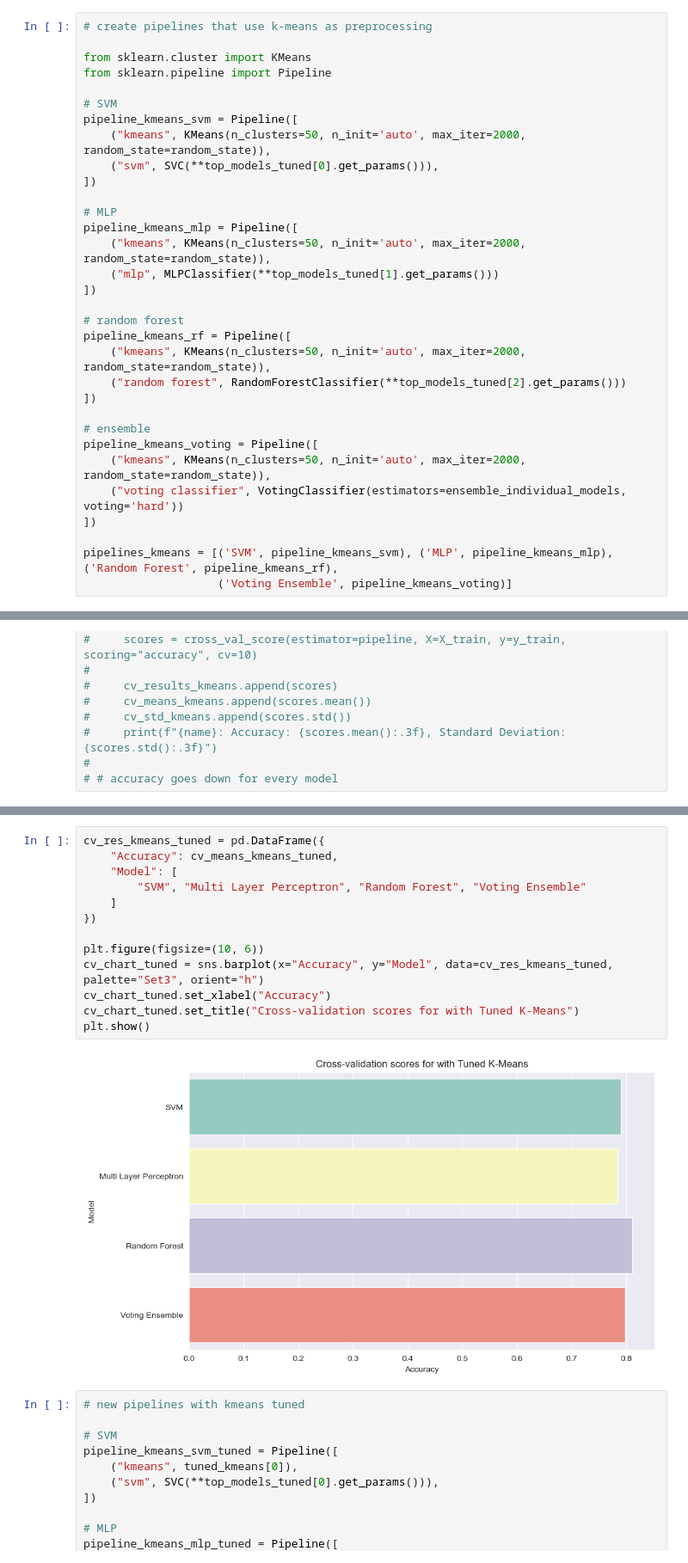
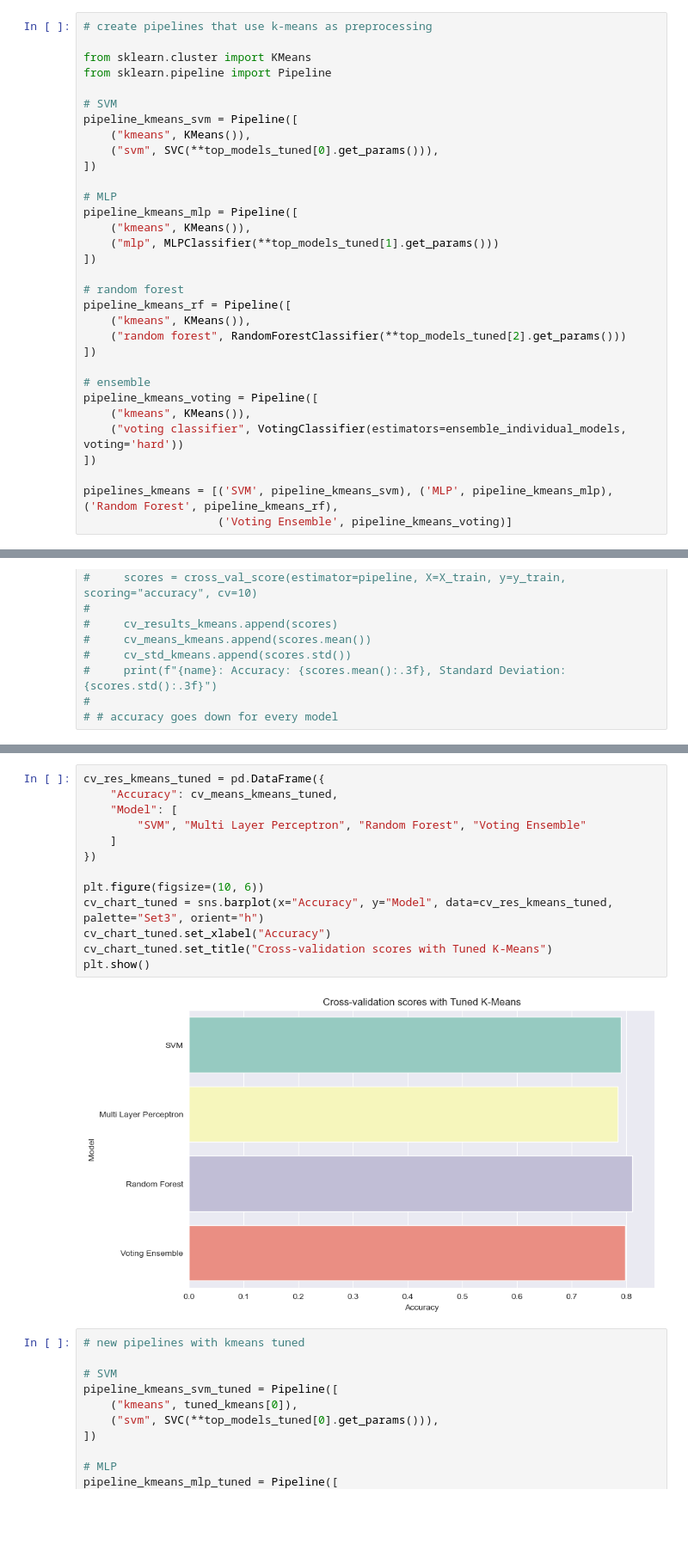
Before and after one commit to filcampos00/ML-titanic, a Jupyter notebook: src/titanic_notebook.ipynb, the cells around one changed output, grey strips where cells are left out. Shown: that part at 86% size. Drawn from its saved outputs; the diff is of its cells as text; blank space fills up the shorter version.

Commit message:
clustering....

```diff
--- a/src/titanic_notebook.ipynb
+++ b/src/titanic_notebook.ipynb
@@ -591,25 +591,25 @@ from sklearn.pipeline import Pipeline
 
 # SVM
 pipeline_kmeans_svm = Pipeline([
-    ("kmeans", KMeans(n_clusters=50, n_init='auto', max_iter=2000, random_state=random_state)),
+    ("kmeans", KMeans()),
     ("svm", SVC(**top_models_tuned[0].get_params())),
 ])
 
 # MLP
 pipeline_kmeans_mlp = Pipeline([
-    ("kmeans", KMeans(n_clusters=50, n_init='auto', max_iter=2000, random_state=random_state)),
+    ("kmeans", KMeans()),
     ("mlp", MLPClassifier(**top_models_tuned[1].get_params()))
 ])
 
 # random forest
 pipeline_kmeans_rf = Pipeline([
-    ("kmeans", KMeans(n_clusters=50, n_init='auto', max_iter=2000, random_state=random_state)),
+    ("kmeans", KMeans()),
     ("random forest", RandomForestClassifier(**top_models_tuned[2].get_params()))
 ])
 
 # ensemble
 pipeline_kmeans_voting = Pipeline([
-    ("kmeans", KMeans(n_clusters=50, n_init='auto', max_iter=2000, random_state=random_state)),
+    ("kmeans", KMeans()),
     ("voting classifier", VotingClassifier(estimators=ensemble_individual_models, voting='hard'))
 ])
 
@@ -670,18 +670,18 @@ Cross-validation Score: 0.798
 # %%
 cv_res_kmeans_tuned = pd.DataFrame({
     "Accuracy": cv_means_kmeans_tuned,
     "Model": [
         "SVM", "Multi Layer Perceptron", "Random Forest", "Voting Ensemble"
     ]
 })
 
 plt.figure(figsize=(10, 6))
 cv_chart_tuned = sns.barplot(x="Accuracy", y="Model", data=cv_res_kmeans_tuned, palette="Set3", orient="h")
 cv_chart_tuned.set_xlabel("Accuracy")
-cv_chart_tuned.set_title("Cross-validation scores for with Tuned K-Means")
+cv_chart_tuned.set_title("Cross-validation scores with Tuned K-Means")
 plt.show()
 # %% [output]
-[figure, old version]
+[figure, new version]
 # %%
 # new pipelines with kmeans tuned
 
```
Also changed, not shown: parts of 2 cells of this notebook.
